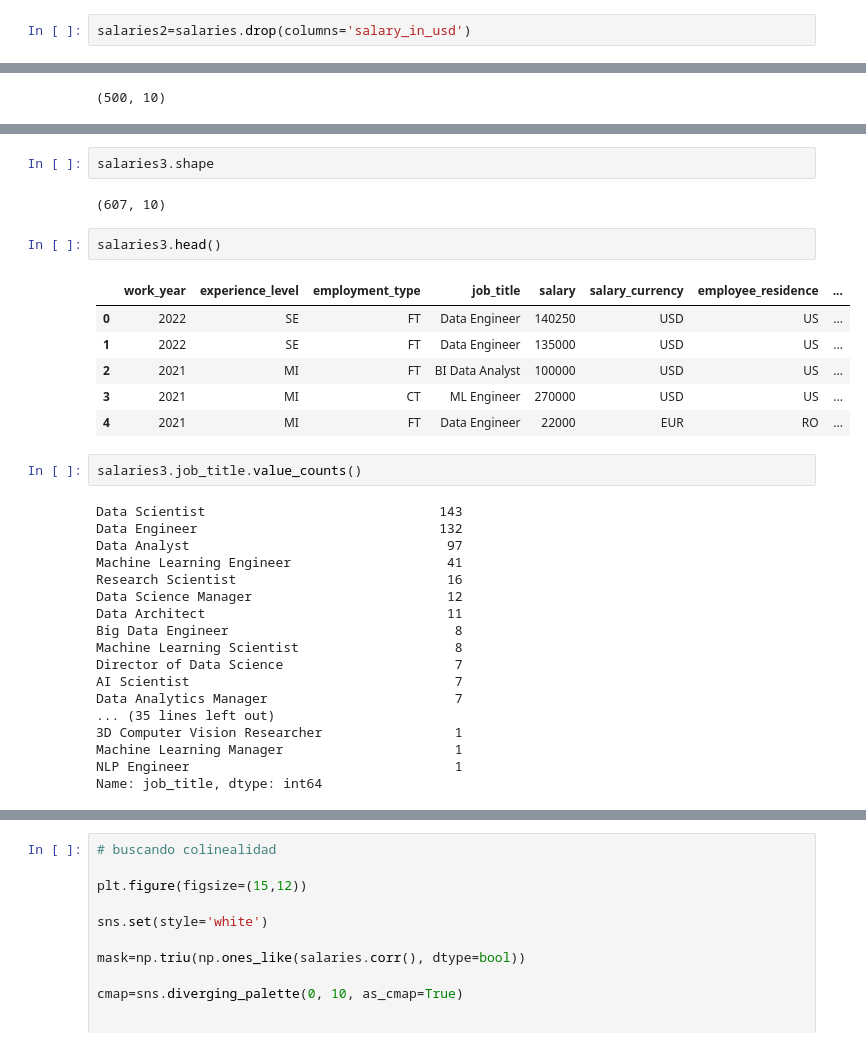
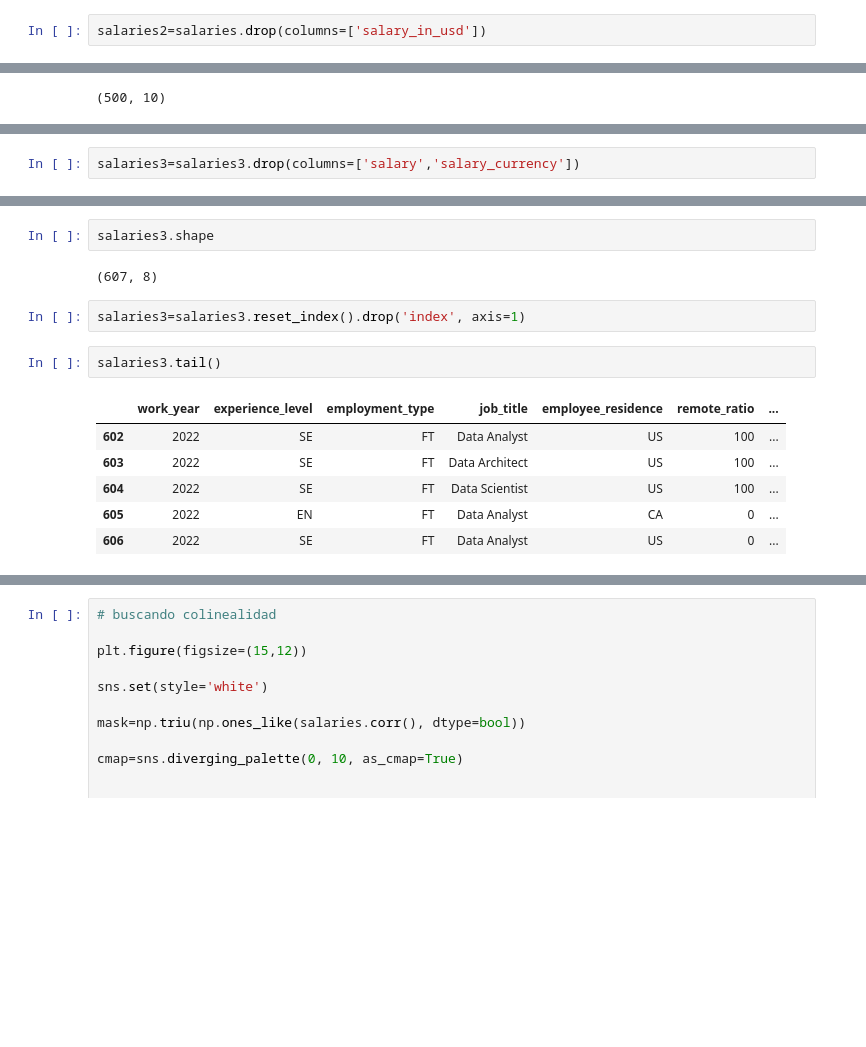
Before and after one commit to OrianAmpuero/Kaggle_Competition, a Jupyter notebook: src/Data Cleaning &Transformation.ipynb, the cells around one changed output, grey strips where cells are left out. Drawn from its saved outputs; the diff is of its cells as text; blank space fills up the shorter version.

```diff
--- a/src/Data Cleaning &Transformation.ipynb
+++ b/src/Data Cleaning &Transformation.ipynb
@@ -9,2 +13,2 @@ testeo=pd.read_csv('../data/testeo.csv',encoding='latin')
 # %%
-salaries2=salaries.drop(columns='salary_in_usd')
+salaries2=salaries.drop(columns=['salary_in_usd'])
@@ -16,0 +43,2 @@ salaries3= pd.concat([salaries2,testeo])
+# %%
+salaries3=salaries3.drop(columns=['salary','salary_currency'])
@@ -17,33 +65,15 @@ salaries3= pd.concat([salaries2,testeo])
 # %%
 salaries3.shape
 # %% [output]
-(607, 10)
+(607, 8)
+# %%
+salaries3=salaries3.reset_index().drop('index', axis=1)
 # %%
-salaries3.head()
+salaries3.tail()
 # %% [output]
-|  | work_year | experience_level | employment_type | job_title | salary | salary_currency | employee_residence | ... |
-| 0 | 2022 | SE | FT | Data Engineer | 140250 | USD | US | ... |
-| 1 | 2022 | SE | FT | Data Engineer | 135000 | USD | US | ... |
-| 2 | 2021 | MI | FT | BI Data Analyst | 100000 | USD | US | ... |
-| 3 | 2021 | MI | CT | ML Engineer | 270000 | USD | US | ... |
-| 4 | 2021 | MI | FT | Data Engineer | 22000 | EUR | RO | ... |
+|  | work_year | experience_level | employment_type | job_title | employee_residence | remote_ratio | ... |
+| 602 | 2022 | SE | FT | Data Analyst | US | 100 | ... |
+| 603 | 2022 | SE | FT | Data Architect | US | 100 | ... |
+| 604 | 2022 | SE | FT | Data Scientist | US | 100 | ... |
+| 605 | 2022 | EN | FT | Data Analyst | CA | 0 | ... |
+| 606 | 2022 | SE | FT | Data Analyst | US | 0 | ... |
-# %%
-salaries3.job_title.value_counts()
-# %% [output]
-Data Scientist                              143
-Data Engineer                               132
-Data Analyst                                 97
-Machine Learning Engineer                    41
-Research Scientist                           16
-Data Science Manager                         12
-Data Architect                               11
-Big Data Engineer                             8
-Machine Learning Scientist                    8
-Director of Data Science                      7
-AI Scientist                                  7
-Data Analytics Manager                        7
-... (35 lines left out)
-3D Computer Vision Researcher                 1
-Machine Learning Manager                      1
-NLP Engineer                                  1
-Name: job_title, dtype: int64
```
Also changed, not shown: parts of 56 cells of this notebook, 5 other files.
